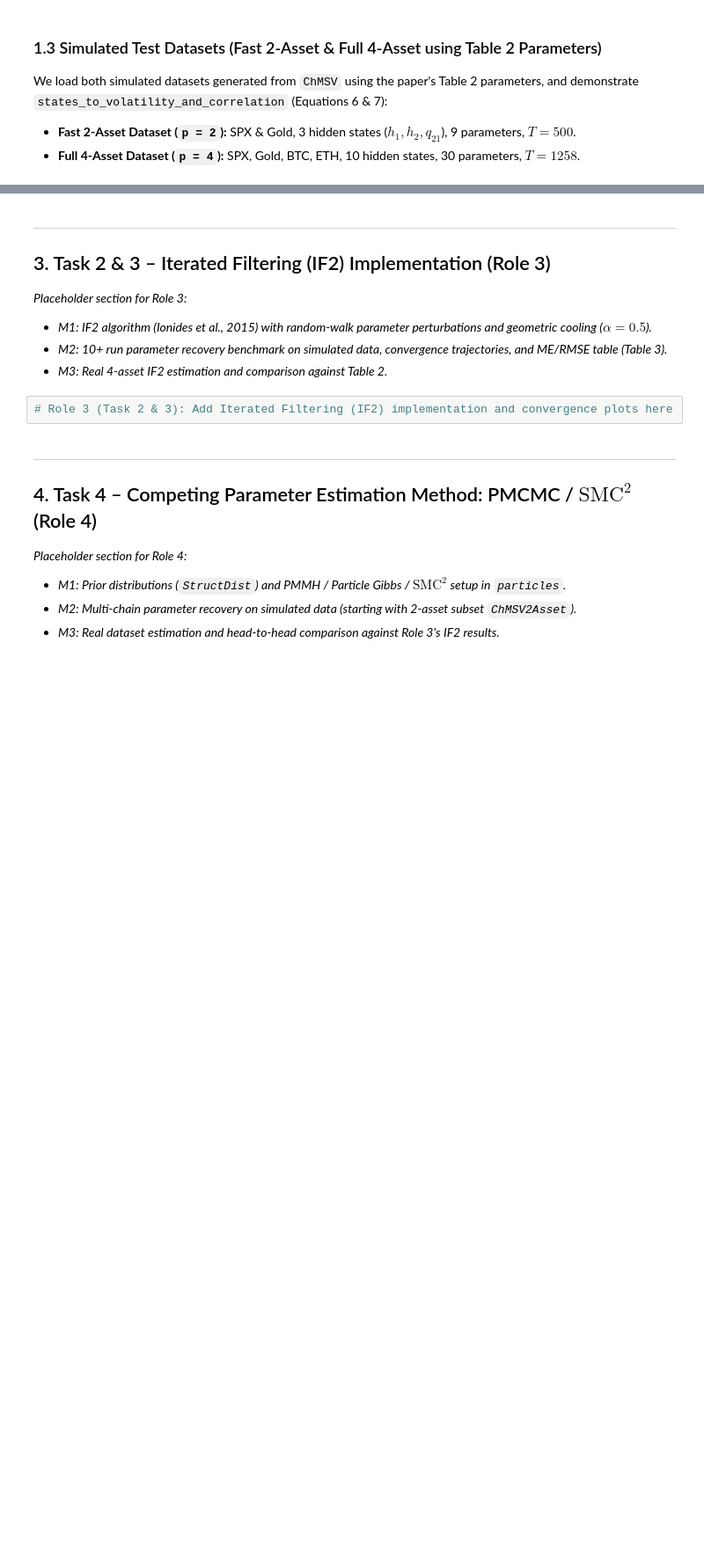
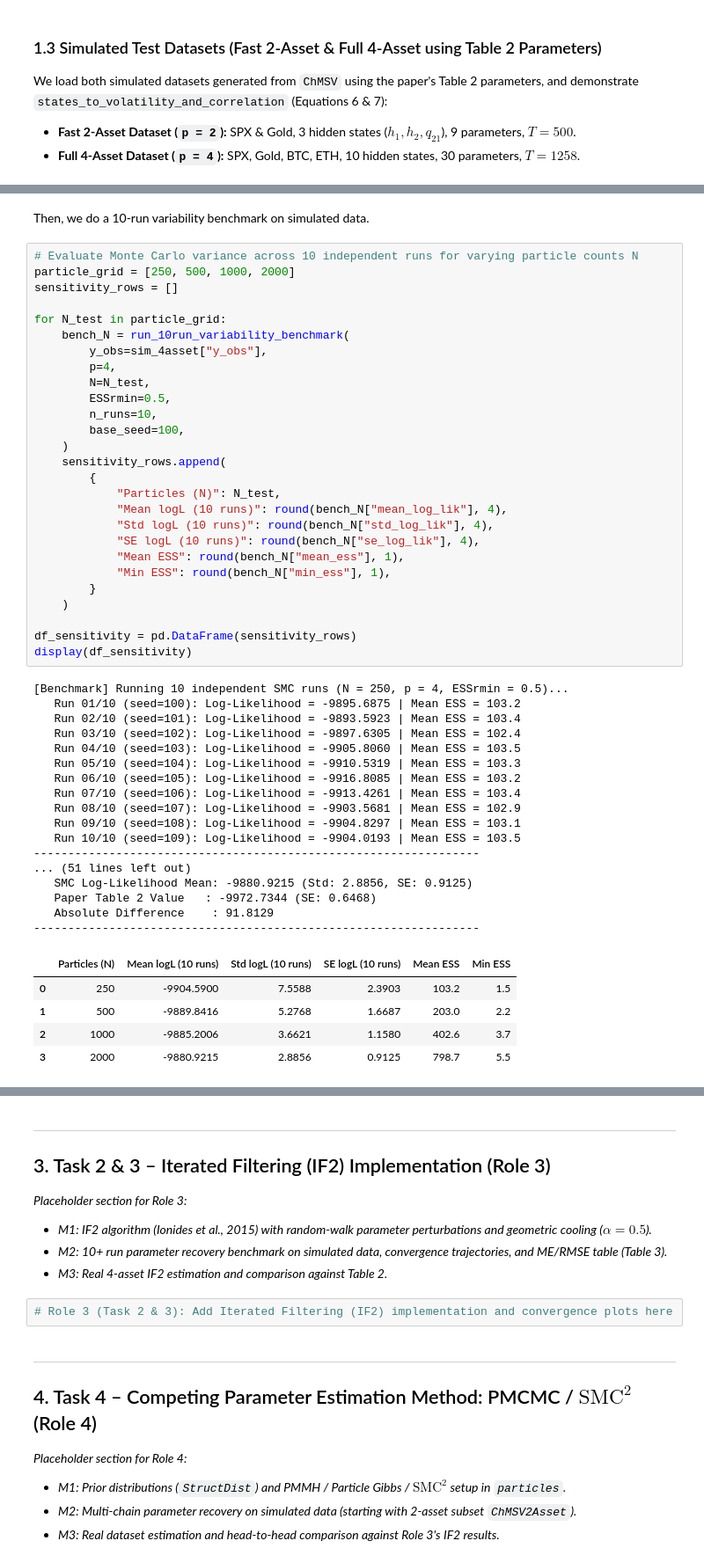
Before and after one commit to gabegagster/smc-stochastic-volatility, a Jupyter notebook: notebooks/smc_stochastic_volatility.ipynb, the cells around one changed output, grey strips where cells are left out. Shown at 88% size. Cells and saved outputs as stored; diff of their text form; blank space fills up the shorter version.

```diff
--- a/notebooks/smc_stochastic_volatility.ipynb
+++ b/notebooks/smc_stochastic_volatility.ipynb
@@ -96,0 +188,52 @@ plt.show()
+# %% [markdown]
+Then, we do a 10-run variability benchmark on simulated data.
+# %%
+# Evaluate Monte Carlo variance across 10 independent runs for varying particle counts N
+particle_grid = [250, 500, 1000, 2000]
+sensitivity_rows = []
+
+for N_test in particle_grid:
+    bench_N = run_10run_variability_benchmark(
+        y_obs=sim_4asset["y_obs"],
+        p=4,
+        N=N_test,
+        ESSrmin=0.5,
+        n_runs=10,
+        base_seed=100,
+    )
+    sensitivity_rows.append(
+        {
+            "Particles (N)": N_test,
+            "Mean logL (10 runs)": round(bench_N["mean_log_lik"], 4),
+            "Std logL (10 runs)": round(bench_N["std_log_lik"], 4),
+            "SE logL (10 runs)": round(bench_N["se_log_lik"], 4),
+            "Mean ESS": round(bench_N["mean_ess"], 1),
+            "Min ESS": round(bench_N["min_ess"], 1),
+        }
+    )
+
+df_sensitivity = pd.DataFrame(sensitivity_rows)
+display(df_sensitivity)
+# %% [output]
+[Benchmark] Running 10 independent SMC runs (N = 250, p = 4, ESSrmin = 0.5)...
+   Run 01/10 (seed=100): Log-Likelihood = -9895.6875 | Mean ESS = 103.2
+   Run 02/10 (seed=101): Log-Likelihood = -9893.5923 | Mean ESS = 103.4
+   Run 03/10 (seed=102): Log-Likelihood = -9897.6305 | Mean ESS = 102.4
+   Run 04/10 (seed=103): Log-Likelihood = -9905.8060 | Mean ESS = 103.5
+   Run 05/10 (seed=104): Log-Likelihood = -9910.5319 | Mean ESS = 103.3
+   Run 06/10 (seed=105): Log-Likelihood = -9916.8085 | Mean ESS = 103.2
+   Run 07/10 (seed=106): Log-Likelihood = -9913.4261 | Mean ESS = 103.4
+   Run 08/10 (seed=107): Log-Likelihood = -9903.5681 | Mean ESS = 102.9
+   Run 09/10 (seed=108): Log-Likelihood = -9904.8297 | Mean ESS = 103.1
+   Run 10/10 (seed=109): Log-Likelihood = -9904.0193 | Mean ESS = 103.5
+-----------------------------------------------------------------
+... (51 lines left out)
+   SMC Log-Likelihood Mean: -9880.9215 (Std: 2.8856, SE: 0.9125)
+   Paper Table 2 Value   : -9972.7344 (SE: 0.6468)
+   Absolute Difference    : 91.8129
+-----------------------------------------------------------------
+|  | Particles (N) | Mean logL (10 runs) | Std logL (10 runs) | SE logL (10 runs) | Mean ESS | Min ESS |
+| 0 | 250 | -9904.5900 | 7.5588 | 2.3903 | 103.2 | 1.5 |
+| 1 | 500 | -9889.8416 | 5.2768 | 1.6687 | 203.0 | 2.2 |
+| 2 | 1000 | -9885.2006 | 3.6621 | 1.1580 | 402.6 | 3.7 |
+| 3 | 2000 | -9880.9215 | 2.8856 | 0.9125 | 798.7 | 5.5 |
```
Also changed, not shown: parts of 12 cells of this notebook, 11 other files.
